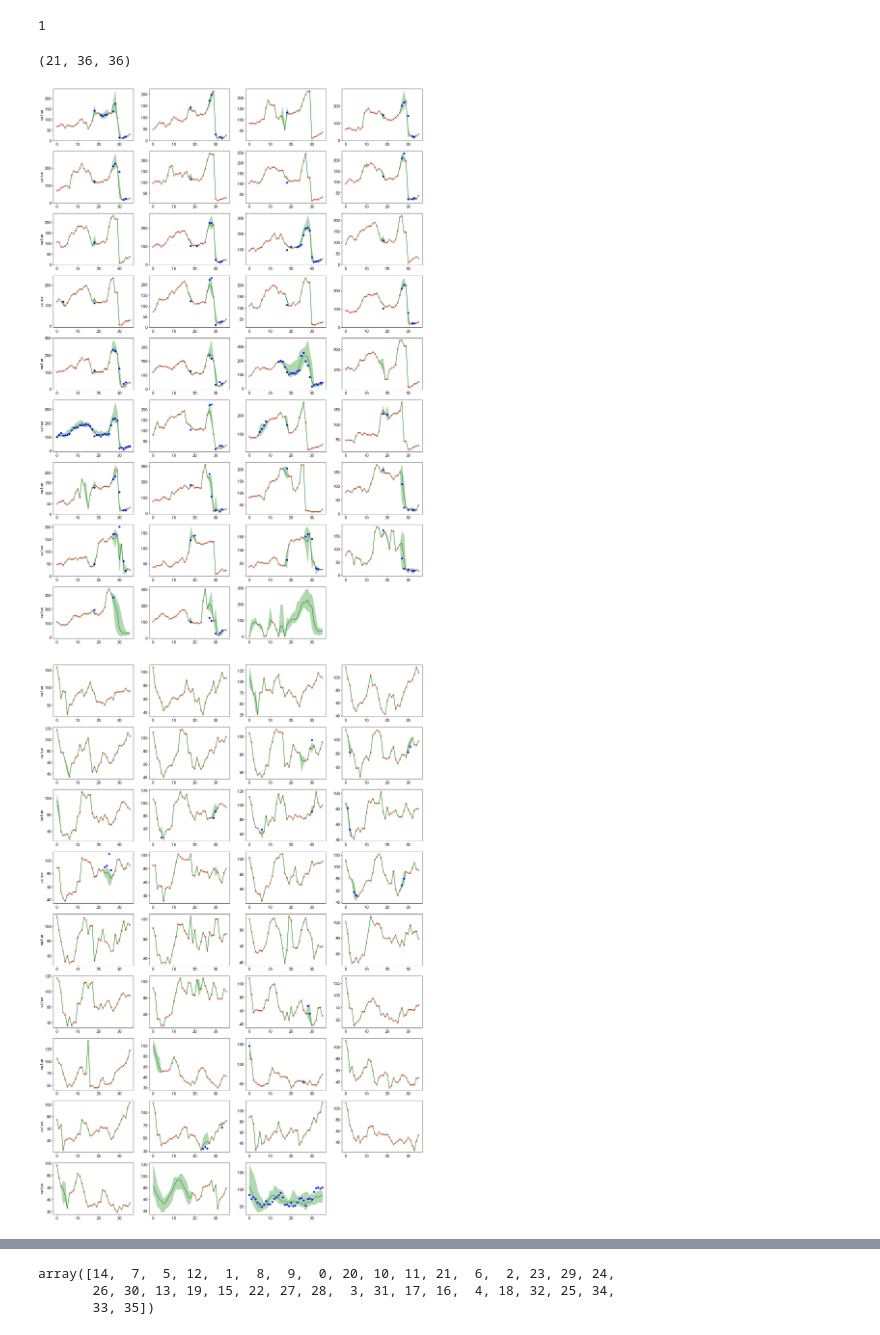
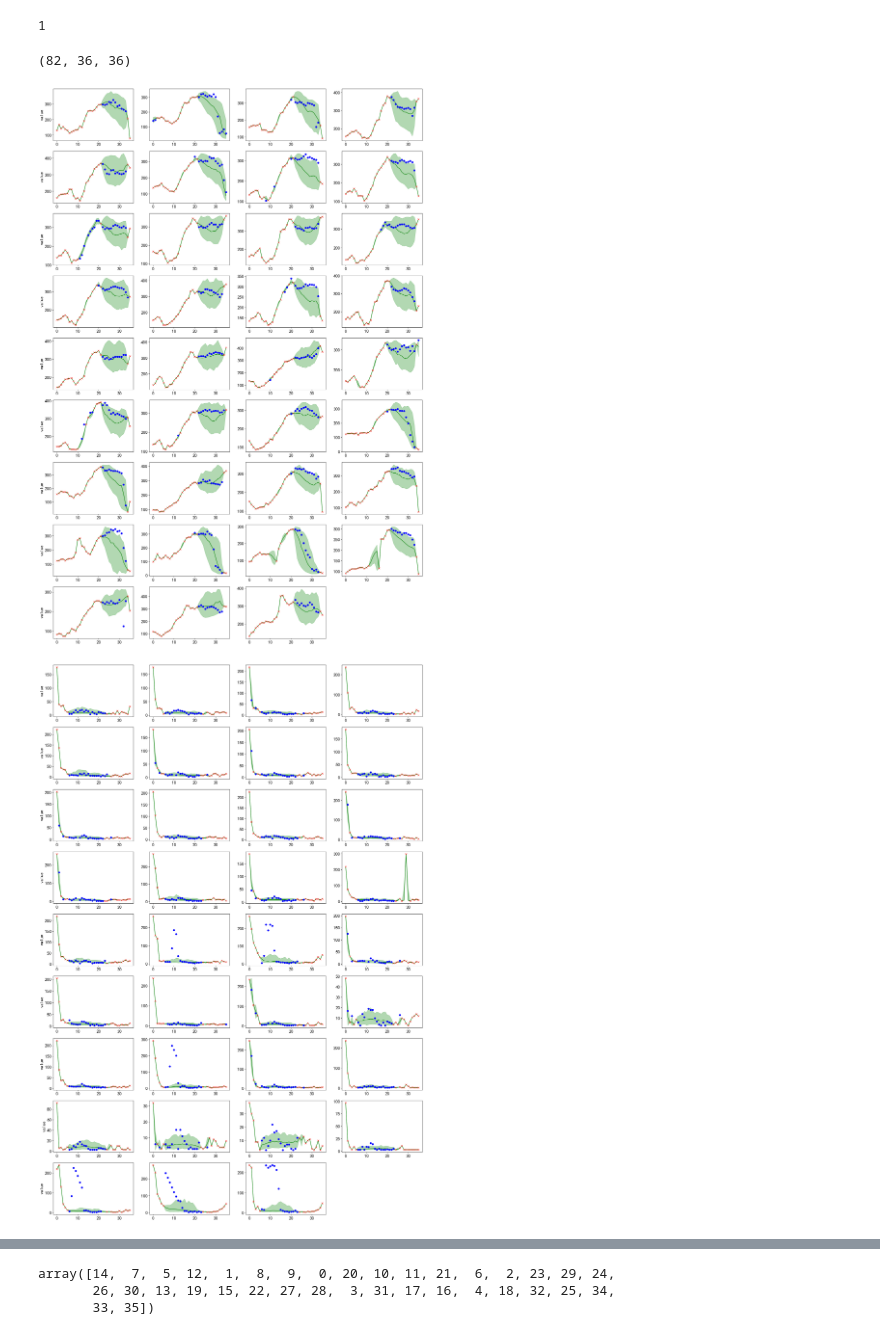
Before and after one commit to lindliu/pristi, a Jupyter notebook: PriSTI_m_5/visualize_examples (copy).ipynb, the cells around one changed output, grey strips where cells are left out. Cells and saved outputs as stored; diff of their text form; code cells hidden in the pictures.

```diff
--- a/PriSTI_m_5/visualize_examples (copy).ipynb
+++ b/PriSTI_m_5/visualize_examples (copy).ipynb
@@ -12,8 +12,8 @@ def get_quantile(samples,q,dim=1):
 1
 # %%
 dataset = 'airquality' #choose 'healthcare' or 'airquality'
-datafolder = 'pm25_outsample_20250423_163458_verify_May'#'pretrained' # set the folder name
-nsample = 10 # number of generated sample
+datafolder = 'pm25_outsample_20250423_163458'#'pretrained' # set the folder name
+nsample = 100 # number of generated sample
 
 path = './save/'+datafolder+'/generated_outputs_nsample' + str(nsample) + '.pk'
 with open(path, 'rb') as f:
@@ -44,7 +44,7 @@ for q in qlist:
 # %%
 all_target_np.shape
 # %% [output]
-(21, 36, 36)
+(82, 36, 36)
 # %%
 ###healthcare###
 dataind = 10 #change to visualize a different time-series sample
@@ -70,34 +70,34 @@ for k in range(K):
     if row == -1:
         plt.setp(axes[-1, col], xlabel='time')
 # %% [output]
-[figure, old version]
+[figure, new version]
 # %%
 ###airquality###
-dataind = 15 #change to visualize a different sample
+dataind = 5 #change to visualize a different sample
 
 plt.rcParams["font.size"] = 16
 fig, axes = plt.subplots(nrows=9, ncols=4,figsize=(24.0, 36.0))
 fig.delaxes(axes[-1][-1])
 
 for k in range(K):
     df = pd.DataFrame({"x":np.arange(0,L), "val":all_target_np[dataind,:,k], "y":all_evalpoint_np[dataind,:,k]})
     df = df[df.y != 0]
     df2 = pd.DataFrame({"x":np.arange(0,L), "val":all_target_np[dataind,:,k], "y":all_given_np[dataind,:,k]})
     df2 = df2[df2.y != 0]
     row = k // 4
     col = k % 4
     axes[row][col].plot(range(0,L), quantiles_imp[2][dataind,:,k], color = 'g',linestyle='solid',label='CSDI')
     axes[row][col].fill_between(range(0,L), quantiles_imp[0][dataind,:,k],quantiles_imp[4][dataind,:,k],
                     color='g', alpha=0.3)
     axes[row][col].plot(df.x,df.val, color = 'b',marker = 'o', linestyle='None')
     axes[row][col].plot(df2.x,df2.val, color = 'r',marker = 'x', linestyle='None')
     if col == 0:
         plt.setp(axes[row, 0], ylabel='value')
     if row == -1:
         plt.setp(axes[-1, col], xlabel='time')
-plt.savefig('prediction_540_576.png')
+# plt.savefig('prediction_2075_2111.png')
 # %% [output]
-[figure, old version]
+[figure, new version]
 # %%
 k=0
 list_mae = []
```
Also changed, not shown: 9 other files.
